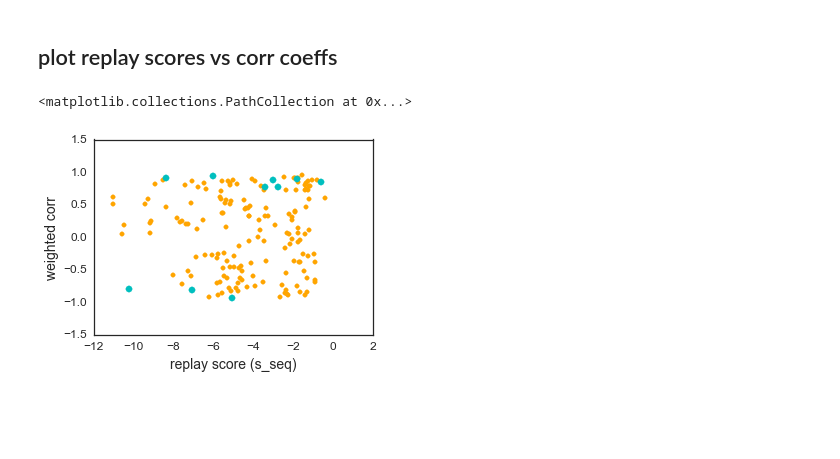
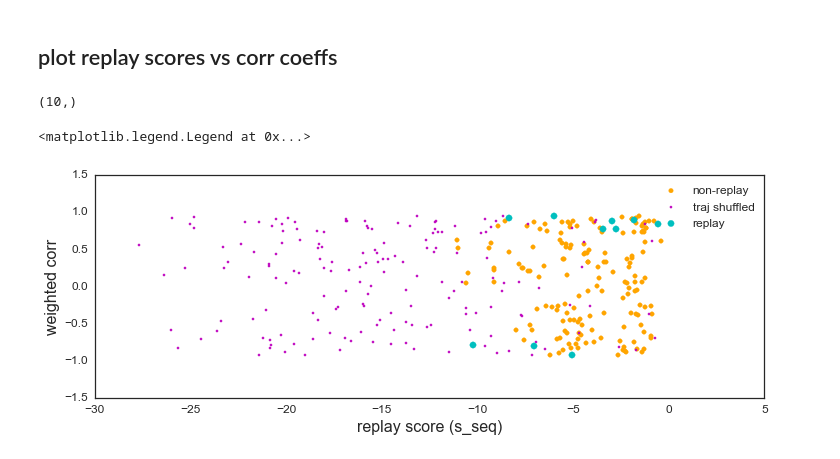
Before and after one commit to eackermann/hc-3, a Jupyter notebook: corr-analysis.ipynb, the cells around one changed output. Drawn from its saved outputs; the diff is of its cells as text; code cells hidden in the pictures; blank space fills up the shorter version.

Commit message:
updated score vs corr plot

```diff
--- a/corr-analysis.ipynb
+++ b/corr-analysis.ipynb
@@ -1359,16 +1359,26 @@ print('corr: {}'.format(corrXYprob(T,P,prob)))
 print('exp(seq): {}'.format(np.exp(scores_seq2[seqidx])))
 # %% [markdown]
 ## plot replay scores vs corr coeffs
+# %%
+x.shape
+# %% [output]
+(10,)
 # %%
+sns.set(rc={'figure.figsize': (12, 4),'lines.linewidth': 2, 'font.size': 18, 'axes.labelsize': 16, 'legend.fontsize': 12, 'ytick.labelsize': 12, 'xtick.labelsize': 12 })
+sns.set_style("white")
+f, ax1 = plt.subplots(1,1)
+
 x = SWR_cand_events.s_seq.values
 y = SWR_cand_events['corr'].values
 plt.scatter(x,y,color='orange')
+plt.scatter(scores_shfl_seq2,y,color='m',s=5)
 plt.xlabel('replay score (s_seq)')
 plt.ylabel('weighted corr')
 # add replay events as different color
 x = SWR_cand_events[SWR_cand_events.replay==True].s_seq.values
 y = (SWR_cand_events[SWR_cand_events.replay==True])['corr'].values
 plt.scatter(x,y,color='c',s=40)
+plt.legend(['non-replay', 'traj shuffled', 'replay'])
 # %% [output]
-<matplotlib.collections.PathCollection at 0x...>
+<matplotlib.legend.Legend at 0x...>
-[figure, old version]
+[figure, new version]
```
